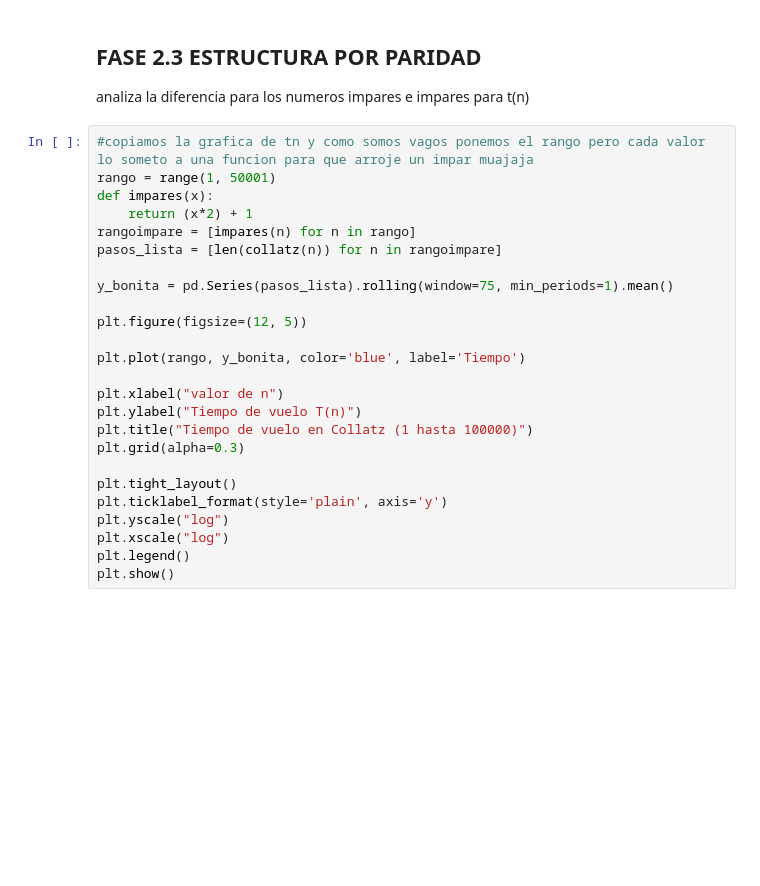
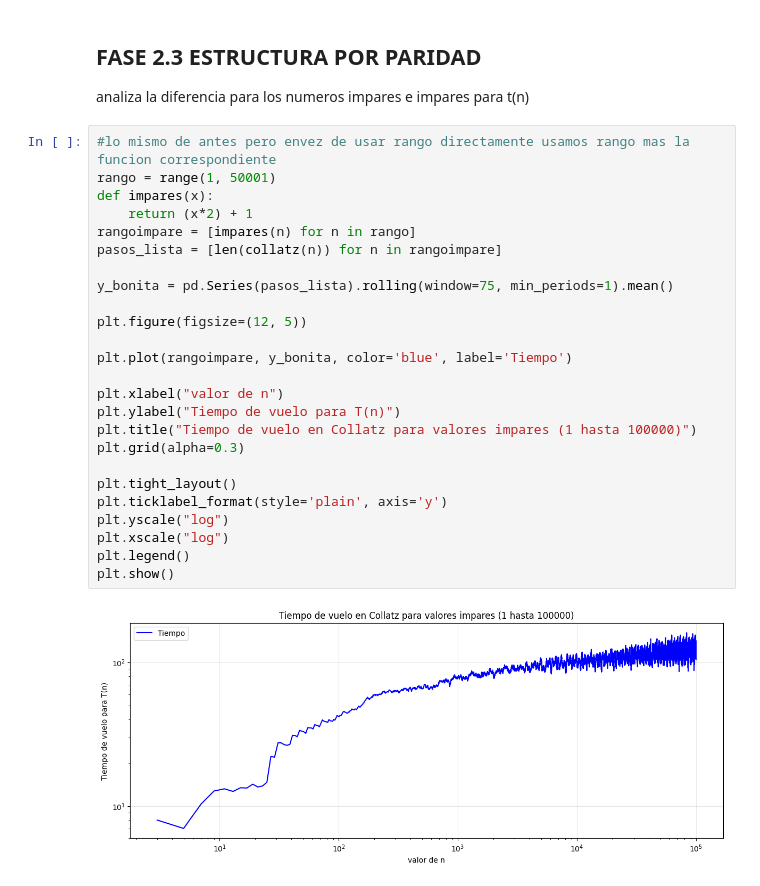
Before and after one commit to eyeofthetigerrrrrr/Exploracion-Computacional-de-la-Conjetura-de-Collatz, a Jupyter notebook: FASE 2.ipynb, the cells around one changed output. Drawn from its saved outputs; the diff is of its cells as text; blank space fills up the shorter version.

```diff
--- a/FASE 2.ipynb
+++ b/FASE 2.ipynb
@@ -115,27 +115,29 @@ desviacion estandar: 13.66
 ## FASE 2.3 ESTRUCTURA POR PARIDAD
 analiza la diferencia para los numeros impares e impares para t(n)
 # %%
-#copiamos la grafica de tn y como somos vagos ponemos el rango pero cada valor lo someto a una funcion para que arroje un impar muajaja
+#lo mismo de antes pero envez de usar rango directamente usamos rango mas la funcion correspondiente
 rango = range(1, 50001)
 def impares(x):
     return (x*2) + 1
 rangoimpare = [impares(n) for n in rango]
 pasos_lista = [len(collatz(n)) for n in rangoimpare]
 
 y_bonita = pd.Series(pasos_lista).rolling(window=75, min_periods=1).mean()
 
 plt.figure(figsize=(12, 5))
 
-plt.plot(rango, y_bonita, color='blue', label='Tiempo')
+plt.plot(rangoimpare, y_bonita, color='blue', label='Tiempo')
 
 plt.xlabel("valor de n")
-plt.ylabel("Tiempo de vuelo T(n)")
-plt.title("Tiempo de vuelo en Collatz (1 hasta 100000)")
+plt.ylabel("Tiempo de vuelo para T(n)")
+plt.title("Tiempo de vuelo en Collatz para valores impares (1 hasta 100000)")
 plt.grid(alpha=0.3)
 
 plt.tight_layout()
 plt.ticklabel_format(style='plain', axis='y')
 plt.yscale("log")
 plt.xscale("log")
 plt.legend()
 plt.show()
+# %% [output]
+[figure, added]
```
Also changed, not shown: parts of 4 cells of this notebook.
